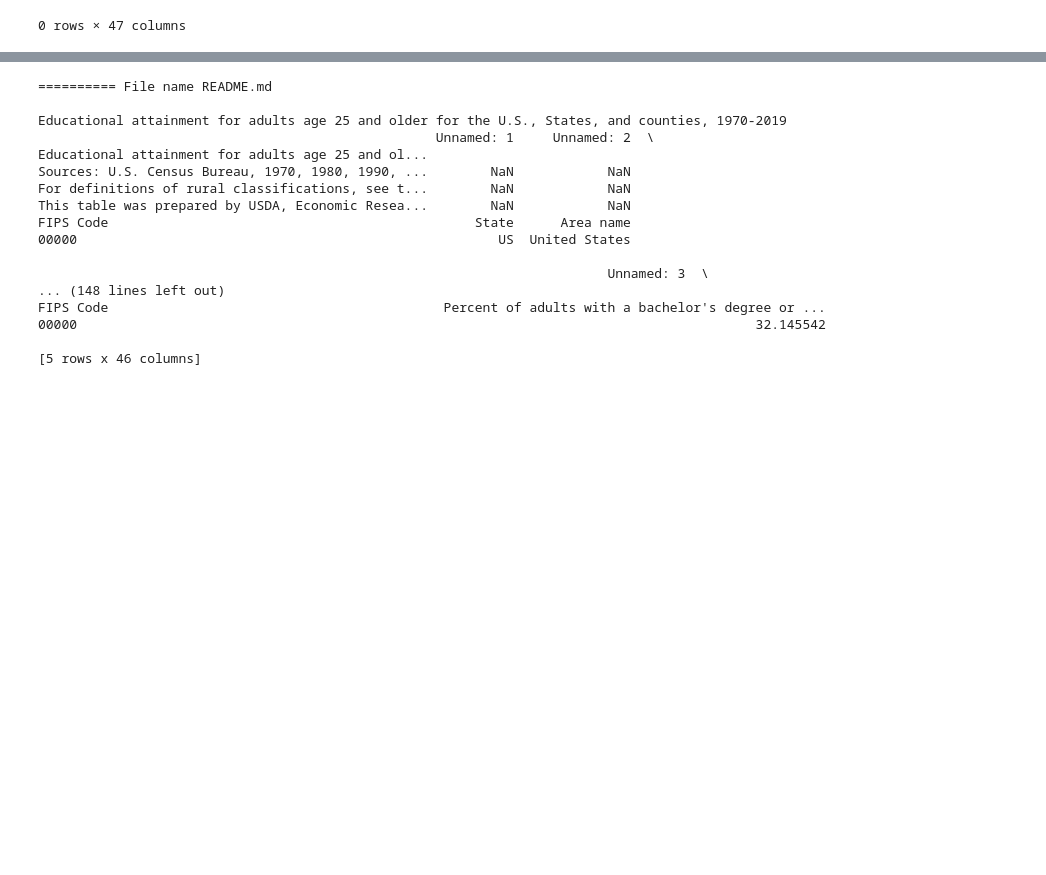
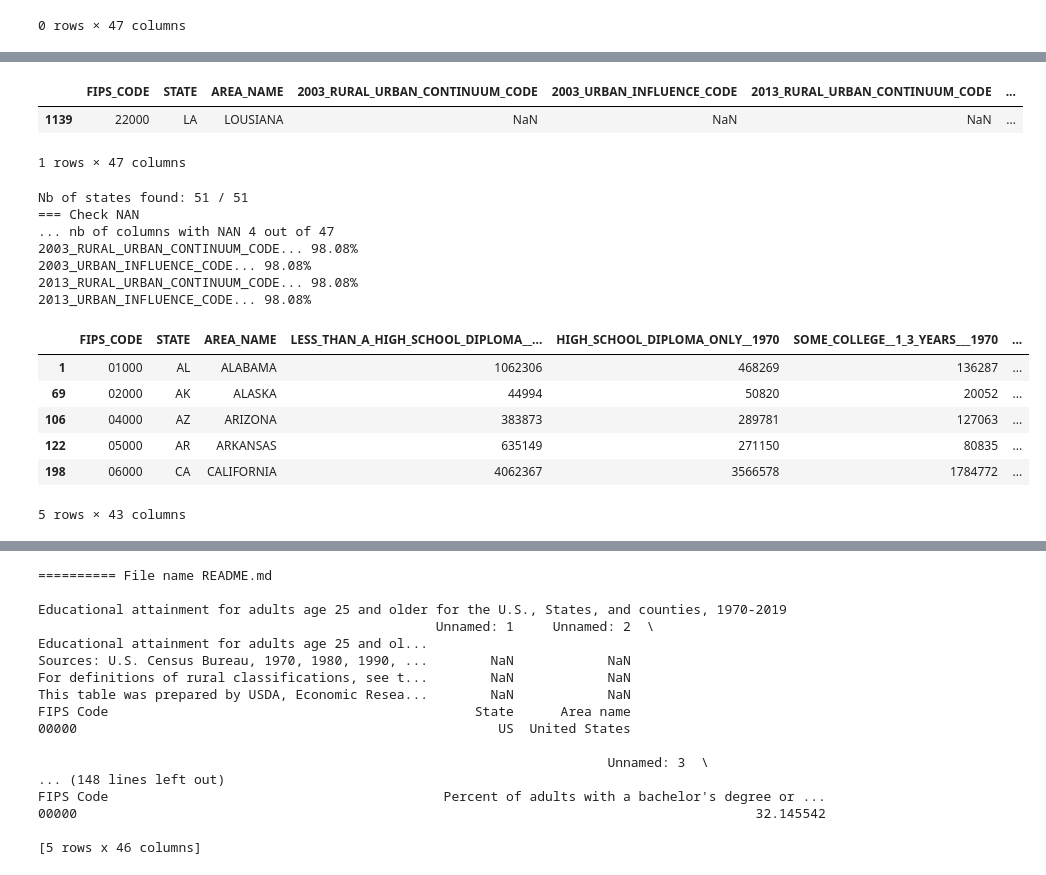
Before and after one commit to vnarvaezt/classification_feature_select_methods, a Jupyter notebook: exploratory_analysis.ipynb, the cells around one changed output, grey strips where cells are left out. Cells and saved outputs as stored; diff of their text form; code cells hidden in the pictures; blank space fills up the shorter version.

```diff
--- a/exploratory_analysis.ipynb
+++ b/exploratory_analysis.ipynb
@@ -314,4 +309,4 @@ df_presidential_2020[df_presidential_2020["COUNTY_FIPS"]==10001]
 # %%
-state_list = df_presidential_2020["STATE_NAME"].values
-county_fips_list = df_presidential_2020["COUNTY_FIPS"].values
-county_name_list = df_presidential_2020["COUNTY_NAME"].values
+state_list = df_presidential_2020["STATE_NAME"].unique()
+county_fips_list = df_presidential_2020["COUNTY_FIPS"].unique()
+county_name_list = df_presidential_2020["COUNTY_NAME"].unique()
@@ -429,0 +423,41 @@ check_nan(df_education_county)
+# %%
+df_education[df_education["AREA_NAME"]=="LOUSIANA"]
+# %% [output]
+|  | FIPS_CODE | STATE | AREA_NAME | 2003_RURAL_URBAN_CONTINUUM_CODE | 2003_URBAN_INFLUENCE_CODE | 2013_RURAL_URBAN_CONTINUUM_CODE | ... |
+| 1139 | 22000 | LA | LOUSIANA | NaN | NaN | NaN | ... |
+1 rows × 47 columns
+# %%
+# split into states and countys
+
+## States
+df_education_state = df_education[df_education["AREA_NAME"].isin(state_list)]
+states_found = df_education_state["AREA_NAME"].unique()
+print(f"Nb of states found: {len(states_found)} / {len(state_list)}")
+
+if len(states_found) != len(state_list):
+    state_n_found = [state for state in state_list if state not in states_found]
+    print(f"Missing state: {state_n_found}")
+
+# nan check : columns with NAN correspond to the urban code
+check_nan(df_education_state)
+# drop duplicates
+df_education_state = df_education_state.drop_duplicates(["STATE", "AREA_NAME"])
+
+# keep only not null columns
+df_education_state_n_nan = df_education_state.dropna(axis=1, how='all')
+display(df_education_state_n_nan.head())
+# %% [output]
+Nb of states found: 51 / 51
+=== Check NAN
+... nb of columns with NAN 4 out of 47
+2003_RURAL_URBAN_CONTINUUM_CODE... 98.08%
+2003_URBAN_INFLUENCE_CODE... 98.08%
+2013_RURAL_URBAN_CONTINUUM_CODE... 98.08%
+2013_URBAN_INFLUENCE_CODE... 98.08%
+|  | FIPS_CODE | STATE | AREA_NAME | LESS_THAN_A_HIGH_SCHOOL_DIPLOMA__... | HIGH_SCHOOL_DIPLOMA_ONLY__1970 | SOME_COLLEGE__1_3_YEARS___1970 | ... |
+| 1 | 01000 | AL | ALABAMA | 1062306 | 468269 | 136287 | ... |
+| 69 | 02000 | AK | ALASKA | 44994 | 50820 | 20052 | ... |
+| 106 | 04000 | AZ | ARIZONA | 383873 | 289781 | 127063 | ... |
+| 122 | 05000 | AR | ARKANSAS | 635149 | 271150 | 80835 | ... |
+| 198 | 06000 | CA | CALIFORNIA | 4062367 | 3566578 | 1784772 | ... |
+5 rows × 43 columns
```
Also changed, not shown: parts of 12 cells of this notebook.
